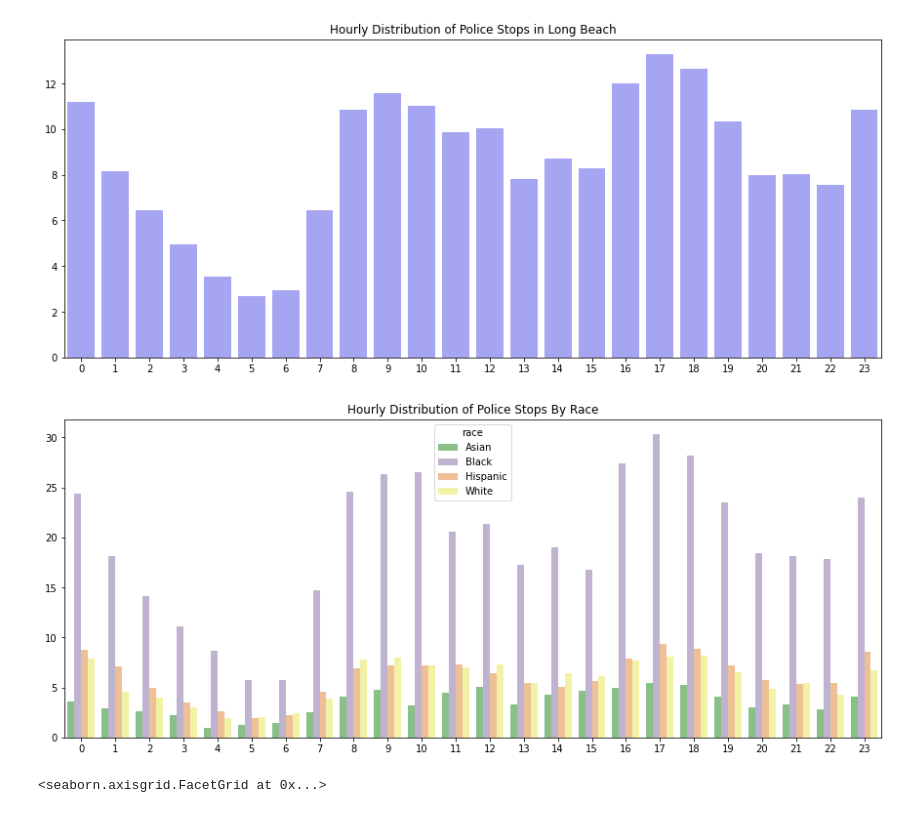
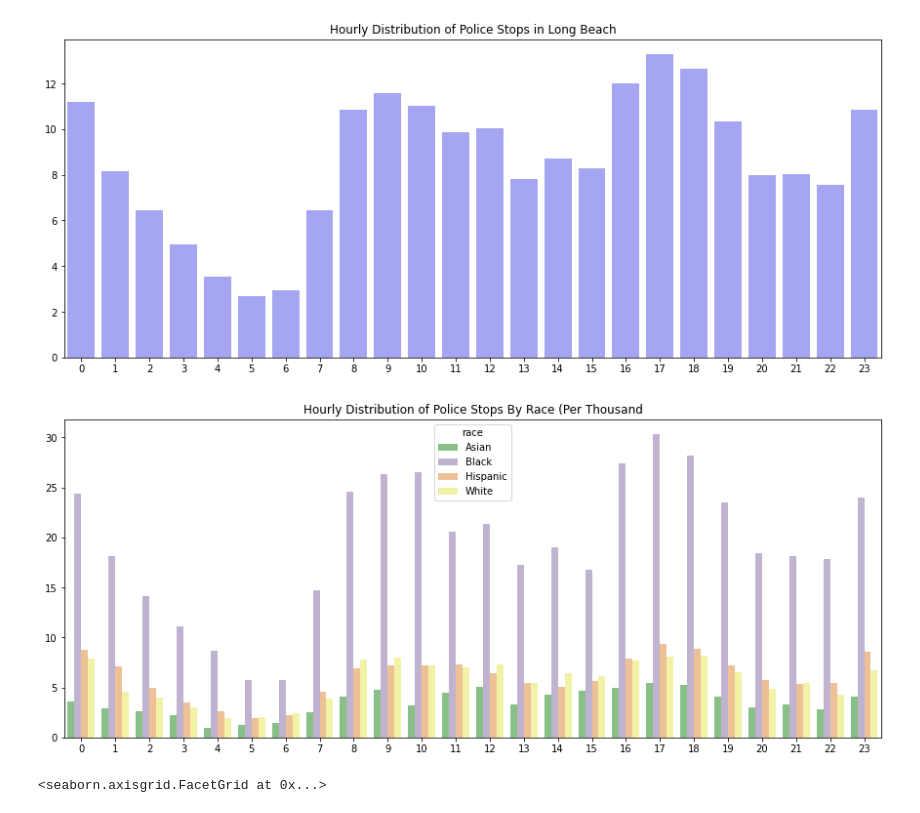
Before and after one commit to tsamba120/Long-Beach-Policing-Analysis, a Jupyter notebook: notebooks/lbpd_eda.ipynb, the cells around one changed output. Cells and saved outputs as stored; diff of their text form; code cells hidden in the pictures.

```diff
--- a/notebooks/lbpd_eda.ipynb
+++ b/notebooks/lbpd_eda.ipynb
@@ -519,14 +519,14 @@ plt.title('Hourly Distribution of Police Stops in Long Beach');
 # %%
 fig, ax = plt.subplots(figsize=(15,6))
 g = sns.barplot(x='hour', y='perThou', data=tdr_hour_1000,
     hue='race', palette='Accent', order=map(str,list(range(0, 24))))
 ax.tick_params(axis='x', labelsize=10)
 ax.tick_params(axis='y', labelsize=10)
 plt.xlabel('')
 plt.ylabel('')
-plt.title('Hourly Distribution of Police Stops By Race');
+plt.title('Hourly Distribution of Police Stops By Race (Per Thousand');
 # %% [output]
-[figure, old version]
+[figure, new version]
 # %%
 order = map(str,list(range(0, 24)))
 g = sns.FacetGrid(tdr_hour_1000, row='race', height=3.5, aspect=3, hue='race', palette='Accent')
```
Also changed, not shown: parts of 1 cell of this notebook.
